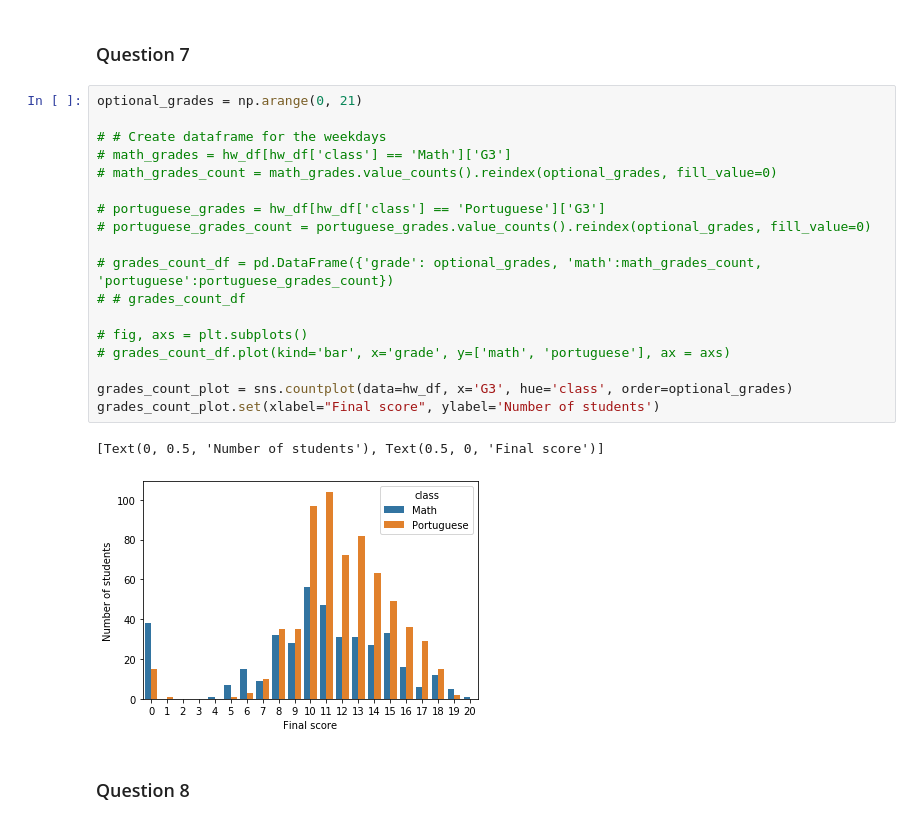
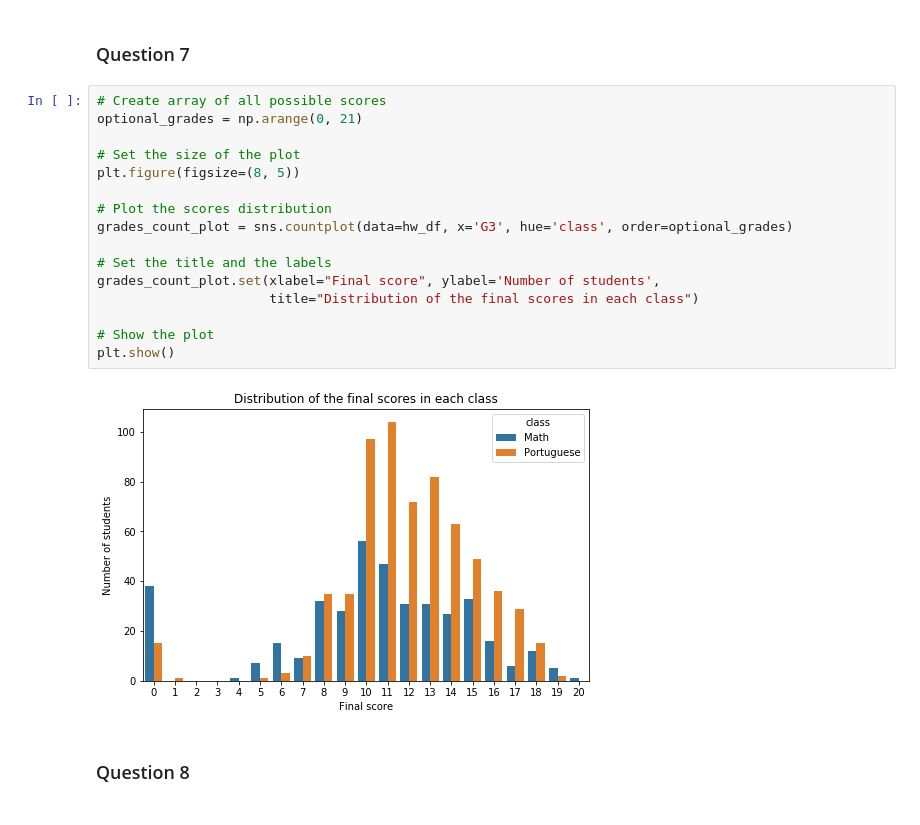
Before and after one commit to dvir019/Introduction_to_Data_Analysis-HW2, a Jupyter notebook: HW2_212234637_324270883.ipynb, the cells around one changed output. Cells and saved outputs as stored; diff of their text form.

Commit message:
Add to question 7 and add plt.show() in other questions

```diff
--- a/HW2_212234637_324270883.ipynb
+++ b/HW2_212234637_324270883.ipynb
@@ -54,27 +54,24 @@ ages_hist.set(ylabel="Number of students")
 ### Question 6
 # %% [markdown]
 ### Question 7
-# %%
-optional_grades = np.arange(0, 21)
-
-# # Create dataframe for the weekdays
-# math_grades = hw_df[hw_df['class'] == 'Math']['G3']
-# math_grades_count = math_grades.value_counts().reindex(optional_grades, fill_value=0)
-
-# portuguese_grades = hw_df[hw_df['class'] == 'Portuguese']['G3']
-# portuguese_grades_count = portuguese_grades.value_counts().reindex(optional_grades, fill_value=0)
-
-# grades_count_df = pd.DataFrame({'grade': optional_grades, 'math':math_grades_count, 'portuguese':portuguese_grades_count})
-# # grades_count_df
-
-# fig, axs = plt.subplots()
-# grades_count_df.plot(kind='bar', x='grade', y=['math', 'portuguese'], ax = axs)
-
-grades_count_plot = sns.countplot(data=hw_df, x='G3', hue='class', order=optional_grades)
-grades_count_plot.set(xlabel="Final score", ylabel='Number of students')
-# %% [output]
-[Text(0, 0.5, 'Number of students'), Text(0.5, 0, 'Final score')]
-[figure, removed]
+# %%
+# Create array of all possible scores
+optional_grades = np.arange(0, 21)
+
+# Set the size of the plot
+plt.figure(figsize=(8, 5))
+
+# Plot the scores distribution
+grades_count_plot = sns.countplot(data=hw_df, x='G3', hue='class', order=optional_grades)
+
+# Set the title and the labels
+grades_count_plot.set(xlabel="Final score", ylabel='Number of students',
+                      title="Distribution of the final scores in each class")
+
+# Show the plot
+plt.show()
+# %% [output]
+[figure, added]
 # %% [markdown]
 ### Question 8
 # %% [markdown]
```
Also changed, not shown: parts of 2 cells of this notebook.
